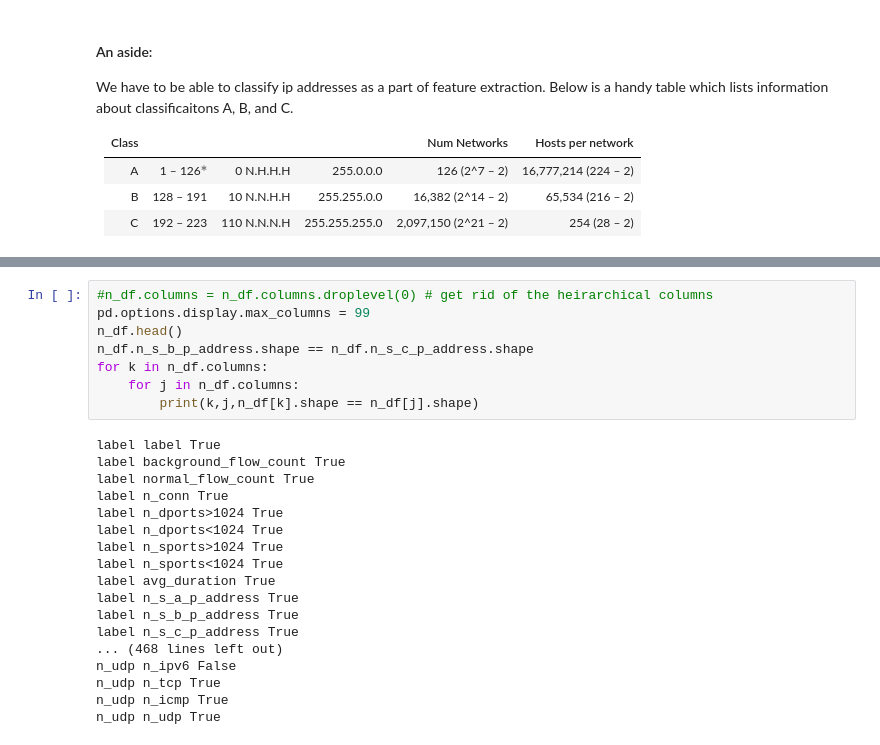
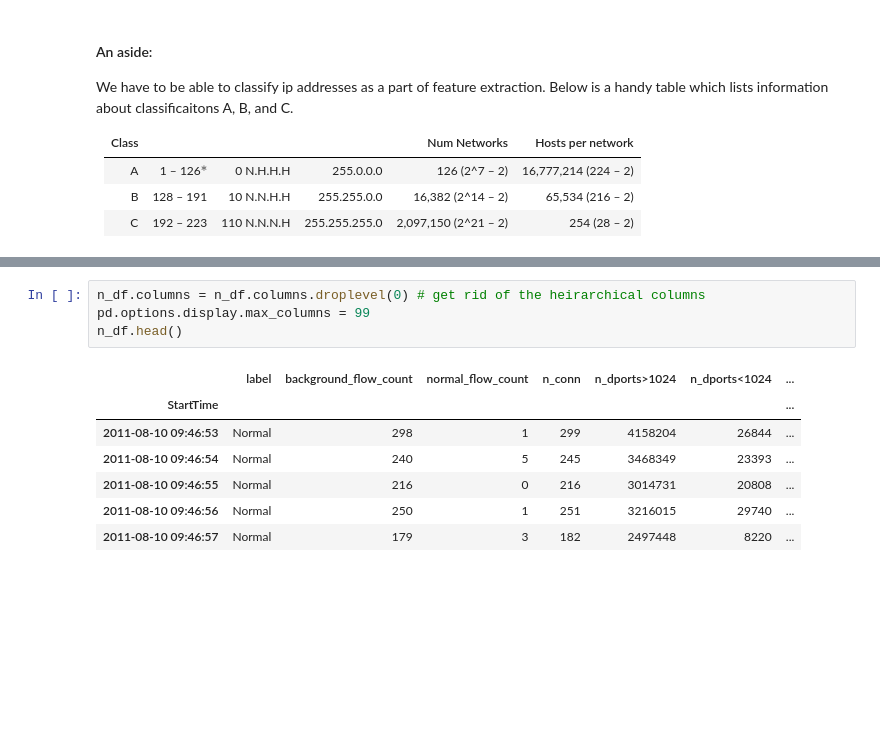
Before and after one commit to corysabol/binetflow-botnet-detect, a Jupyter notebook: src/Binetflow-botnet-detect.ipynb, the cells around one changed output, grey strips where cells are left out. Drawn from its saved outputs; the diff is of its cells as text; blank space fills up the shorter version.

```diff
--- a/src/Binetflow-botnet-detect.ipynb
+++ b/src/Binetflow-botnet-detect.ipynb
@@ -286,28 +284,14 @@ extractors = {
 r = df.resample('1S')
 n_df = r.agg(extractors)
 # %%
-#n_df.columns = n_df.columns.droplevel(0) # get rid of the heirarchical columns
+n_df.columns = n_df.columns.droplevel(0) # get rid of the heirarchical columns
 pd.options.display.max_columns = 99
 n_df.head()
-n_df.n_s_b_p_address.shape == n_df.n_s_c_p_address.shape
-for k in n_df.columns:
-    for j in n_df.columns:
-        print(k,j,n_df[k].shape == n_df[j].shape)
 # %% [output]
-label label True
-label background_flow_count True
-label normal_flow_count True
-label n_conn True
-label n_dports>1024 True
-label n_dports<1024 True
-label n_sports>1024 True
-label n_sports<1024 True
-label avg_duration True
-label n_s_a_p_address True
-label n_s_b_p_address True
-label n_s_c_p_address True
-... (468 lines left out)
-n_udp n_ipv6 False
-n_udp n_tcp True
-n_udp n_icmp True
-n_udp n_udp True
+|  | label | background_flow_count | normal_flow_count | n_conn | n_dports>1024 | n_dports<1024 | ... |
+| StartTime |  |  |  |  |  |  | ... |
+| 2011-08-10 09:46:53 | Normal | 298 | 1 | 299 | 4158204 | 26844 | ... |
+| 2011-08-10 09:46:54 | Normal | 240 | 5 | 245 | 3468349 | 23393 | ... |
+| 2011-08-10 09:46:55 | Normal | 216 | 0 | 216 | 3014731 | 20808 | ... |
+| 2011-08-10 09:46:56 | Normal | 250 | 1 | 251 | 3216015 | 29740 | ... |
+| 2011-08-10 09:46:57 | Normal | 179 | 3 | 182 | 2497448 | 8220 | ... |
```
Also changed, not shown: parts of 5 cells of this notebook.
